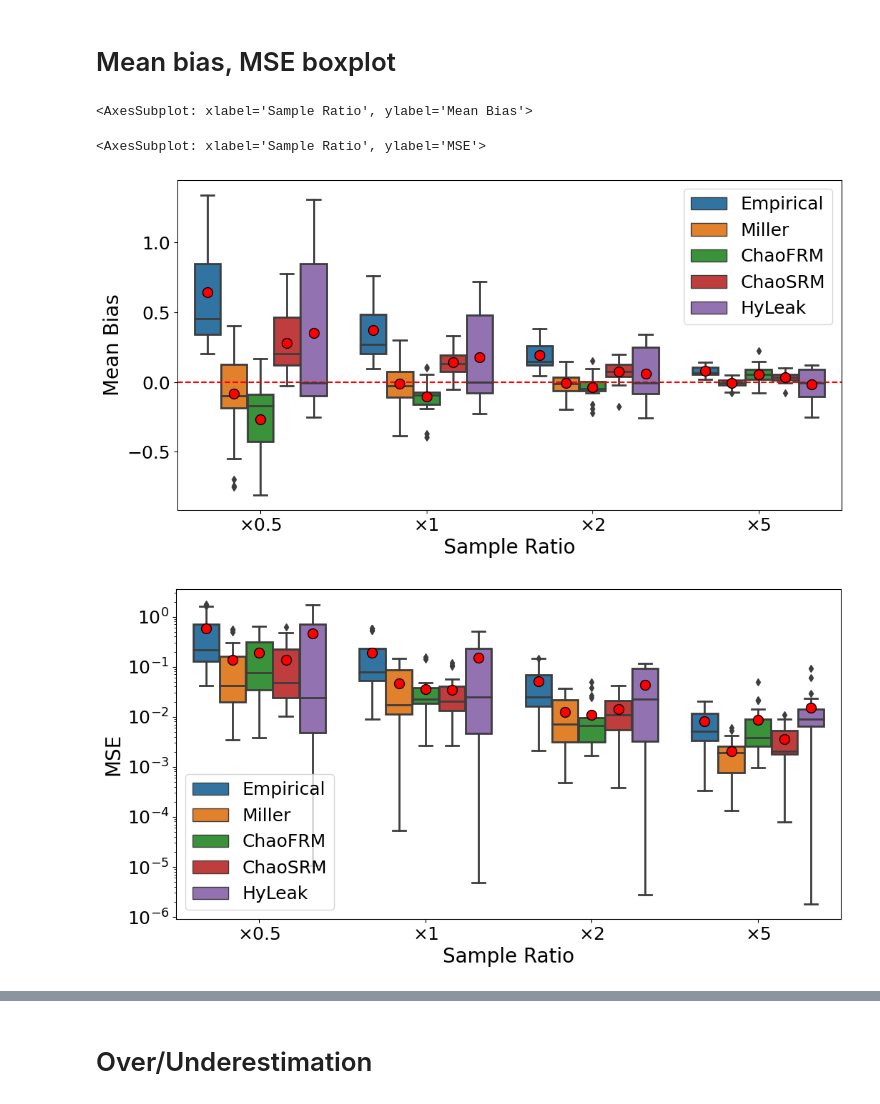
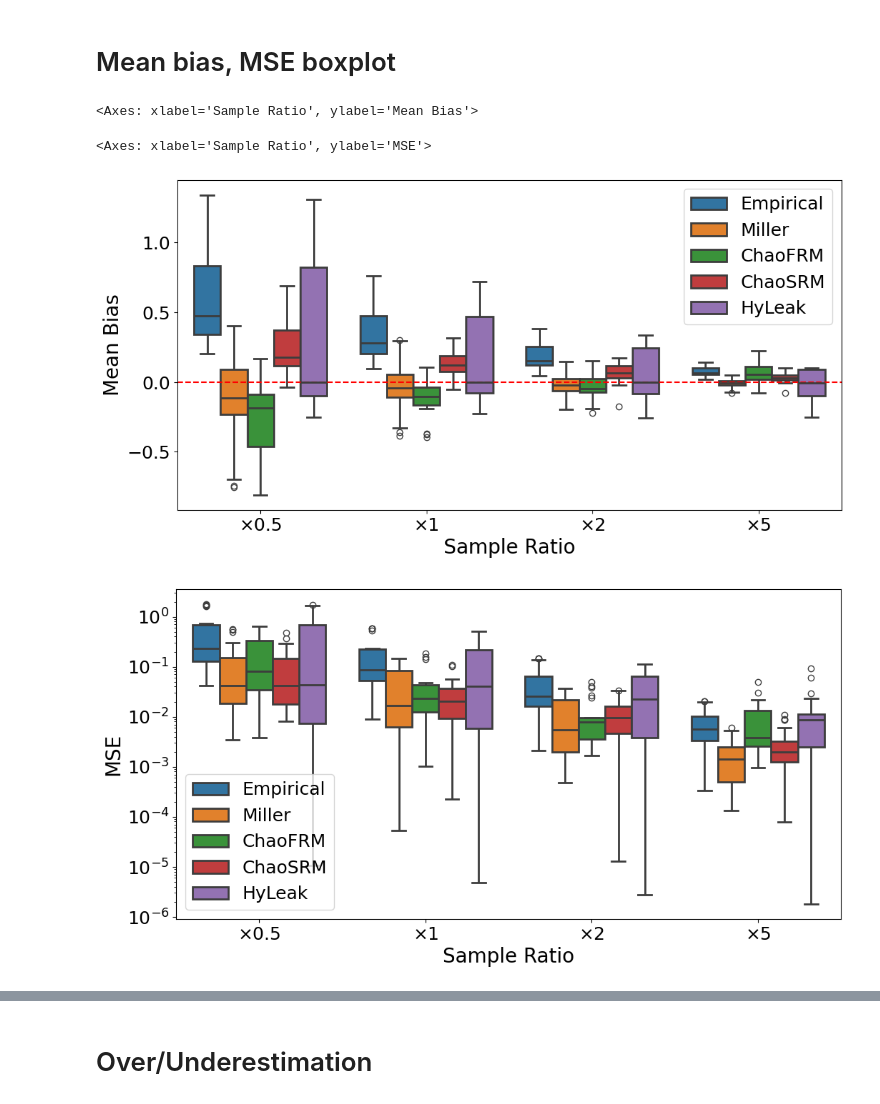
Before and after one commit to niMgnoeSeeL/ChaoMI, a Jupyter notebook: notebook/RQ1-RQ2(partial).ipynb, the cells around one changed output, grey strips where cells are left out. Drawn from its saved outputs; the diff is of its cells as text; code cells hidden in the pictures.

```diff
--- a/notebook/RQ1-RQ2(partial).ipynb
+++ b/notebook/RQ1-RQ2(partial).ipynb
@@ -5,17 +5,18 @@ import pandas as pd
 import numpy as np
 import seaborn as sns
 import matplotlib.pyplot as plt
+from pprint import pprint
 import os
+
+os.chdir("../")
 
 output_domain_size_dict = {
     "smartgrid-1": (3, 12),
     "smartgrid-2": (9, 12),
     "prob-termination-5": (6, 10),
     "prob-termination-7": (8, 10),
-    "prob-termination-6": (7, 10),
     "prob-termination-9": (10, 10),
     "prob-termination-12": (13, 20),
-    "window-16": (16, 16),
     "smartgrid-3": (27, 12),
     "reservoir-6": (64, 8),
     "window-20": (20, 20),
@@ -30,16 +31,16 @@ output_domain_size_dict = {
     "random-walk-5": (500, 31),
     "random-walk-7": (500, 33),
     "reservoir-10": (1024, 32),
+    "reservoir-4": (16, 4),
+    "reservoir-12": (4096, 64),
 }
 subject_name_map = {
     "smartgrid-1": "SG1",
     "smartgrid-2": "SG2",
     "prob-termination-5": "PT5",
     "prob-termination-7": "PT7",
-    "prob-termination-6": "PT6",
     "prob-termination-9": "PT9",
     "prob-termination-12": "PT12",
-    "window-16": "WD16",
     "smartgrid-3": "SG3",
     "reservoir-6": "RV6",
     "window-20": "WD20",
@@ -54,11 +55,12 @@ subject_name_map = {
     "random-walk-5": "RW5",
     "random-walk-7": "RW7",
     "reservoir-10": "RV10",
+    "reservoir-4": "RV4",
+    "reservoir-12": "RV12",
 }
 
 subject_order = [
     "PT5",
-    "PT6",
     "PT7",
     "PT9",
     "PT12",
@@ -66,15 +68,16 @@ subject_order = [
     "RW5",
     "RW7",
     "RW14",
+    "RV4",
     "RV6",
     "RV8",
     "RV10",
+    "RV12",
     "SG1",
     "SG2",
     "SG3",
     "SG4",
     "SG5",
-    "WD16",
     "WD20",
     "WD24",
     "WD28",
@@ -112,11 +115,11 @@ method_rename = {
 df = pd.DataFrame(
     columns=["subject", "GT", "ratio", "method", "MI", "SE", "o.e."]
 )
-# best_method = []
+
 for subject in output_domain_size_dict.keys():
-    data_path = f"../result/esti-merged-{subject}-i-xy.csv"
+    data_path = f"result/esti-merged-{subject}-i-xy.csv"
     if os.path.exists(data_path) == False:
-        continue
+        print(f"WARN: {data_path} not found")
     data = pd.read_csv(data_path)
     GT = data["GT"].values[0]
     data = data.drop(columns=["GT"])
@@ -182,13 +185,6 @@ sns.boxplot(
     hue="method",
     data=df_temp,
     ax=ax,
-    showmeans=True,
-    meanprops={
-        "marker": "o",
-        "markerfacecolor": "red",
-        "markeredgecolor": "black",
-        "markersize": "10",
-    },
     linewidth=2,
 )
 ax.axhline(y=0, color="red", linestyle="--")
@@ -196,46 +192,40 @@ ax.set_xlabel(r"Sample Ratio", fontsize=20)
 ax.set_xticklabels(
     [r"$\times$0.5", r"$\times$1", r"$\times$2", r"$\times$5"], fontsize=18
 )
 ax.set_ylabel(r"Mean Bias", fontsize=20)
 yticklabels = ax.get_yticklabels()
 ax.set_yticklabels(yticklabels, fontsize=18)
 ax.legend(loc="upper right", ncol=1, fontsize=18)
 display(ax)
-fig.savefig("../figures/rq1-result-bias.pdf", bbox_inches="tight")
+fig.savefig("figures/rq1-result-bias.pdf", bbox_inches="tight")
 
 fig, ax = plt.subplots(figsize=(12, 6))
 sns.boxplot(
     x="ratio",
     y="SE",
     hue="method",
     data=df_temp,
     ax=ax,
-    showmeans=True,
-    meanprops={
-        "marker": "o",
-        "markerfacecolor": "red",
-        "markeredgecolor": "black",
-        "markersize": "10",
-    },
     linewidth=2,
 )
 ax.set_xlabel(r"Sample Ratio", fontsize=20)
 ax.set_xticklabels(
     [r"$\times$0.5", r"$\times$1", r"$\times$2", r"$\times$5"], fontsize=18
 )
 ax.set_ylabel(r"MSE", fontsize=20)
 yticklabels = ax.get_yticklabels()
 ax.set_yticklabels(yticklabels, fontsize=18)
 ax.legend(loc="lower left", ncol=1, fontsize=18)
 ax.set_yscale("log")
 
 display(ax)
-fig.savefig("../figures/rq1-result-mse.pdf", bbox_inches="tight")
+# save
+fig.savefig("figures/rq1-result-mse.pdf", bbox_inches="tight")
 # %% [output]
-<AxesSubplot: xlabel='Sample Ratio', ylabel='Mean Bias'>
+<Axes: xlabel='Sample Ratio', ylabel='Mean Bias'>
-<AxesSubplot: xlabel='Sample Ratio', ylabel='MSE'>
+<Axes: xlabel='Sample Ratio', ylabel='MSE'>
-[figure, old version]
+[figure, new version]
-[figure, old version]
+[figure, new version]
 # %%
 data = []
 
```
Also changed, not shown: parts of 8 cells of this notebook, 27 other files.
